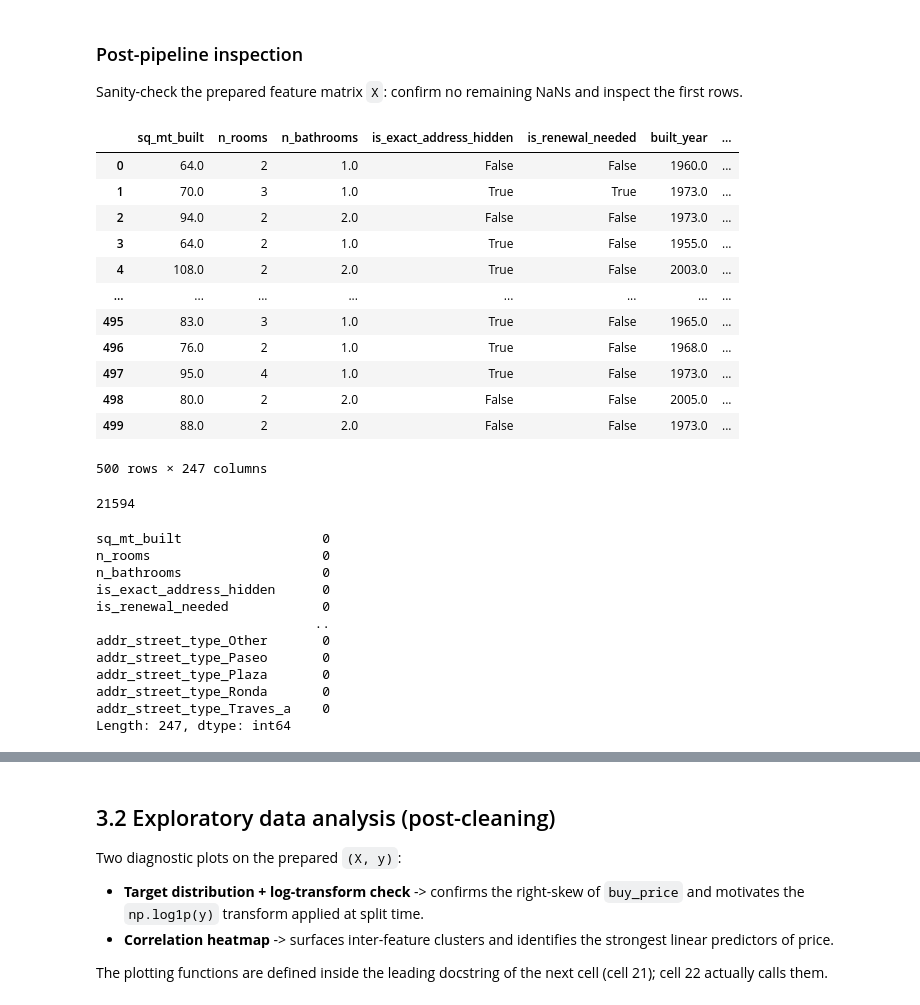
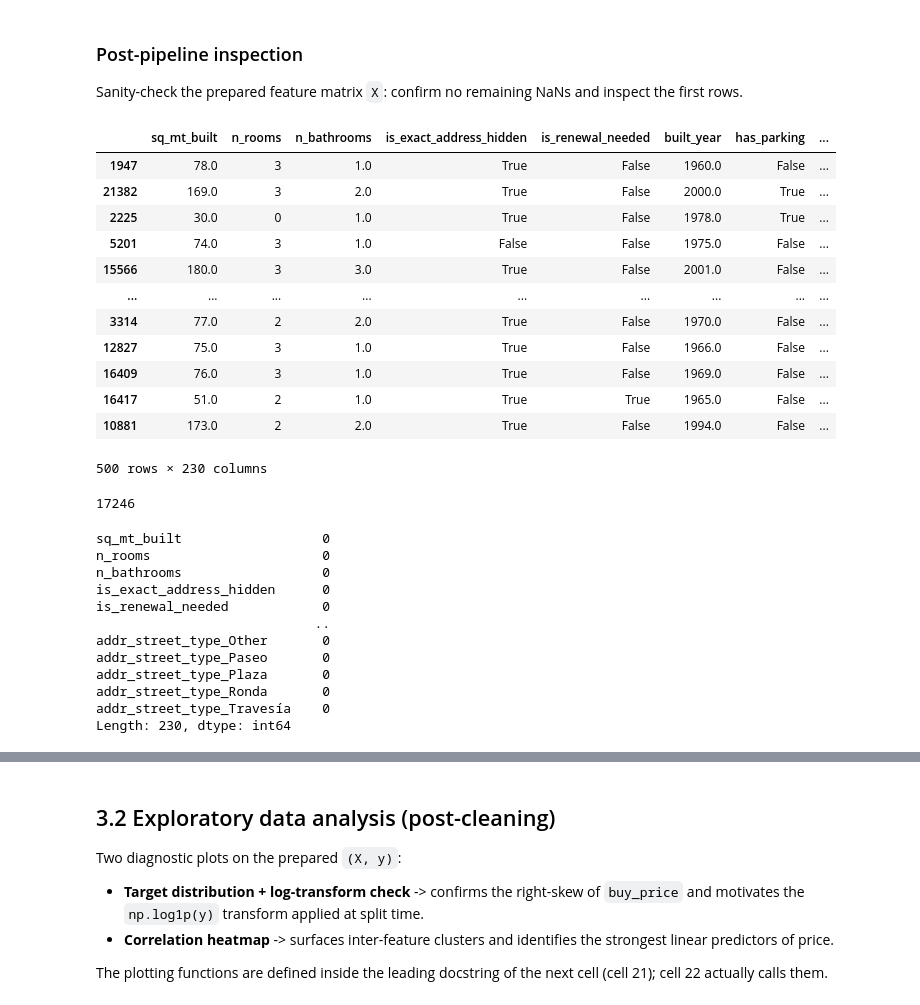
Before and after one commit to julianl11/data_science, a Jupyter notebook: exploring_2_ivan_changes.ipynb, the cells around one changed output, grey strips where cells are left out. Saved outputs shown, nothing was run; the diff lists cells and outputs as text; code cells hidden in the pictures.

```diff
--- a/exploring_2_ivan_changes.ipynb
+++ b/exploring_2_ivan_changes.ipynb
@@ -646,7 +646,7 @@ def run_pre_pipeline(df: pd.DataFrame,
 def run_post_processing(df, devmode: bool  = False, min_built_year: int   = 1850, missing_threshold: float = 0.60):
     df = fill_orientation(df)
     df = fill_amenities_by_year(df)
-    df = filter_built_year(df, min_year=min_built_year)
+    #df = filter_built_year(df, min_year=min_built_year)
     df = clean_feature_names(df)
     df = curate_df(df, missing_threshold=missing_threshold)
     X, y = prepare(df, devmode=devmode)
@@ -739,27 +712,27 @@ NameError: name 'run_pipeline' is not defined
 Sanity-check the prepared feature matrix `X`: confirm no remaining NaNs and
 inspect the first rows.
 # %%
-X.head(500)
+X_train.head(500)
 # %% [output]
-|  | sq_mt_built | n_rooms | n_bathrooms | is_exact_address_hidden | is_renewal_needed | built_year | ... |
-| 0 | 64.0 | 2 | 1.0 | False | False | 1960.0 | ... |
-| 1 | 70.0 | 3 | 1.0 | True | True | 1973.0 | ... |
-| 2 | 94.0 | 2 | 2.0 | False | False | 1973.0 | ... |
-| 3 | 64.0 | 2 | 1.0 | True | False | 1955.0 | ... |
-| 4 | 108.0 | 2 | 2.0 | True | False | 2003.0 | ... |
-| ... | ... | ... | ... | ... | ... | ... | ... |
-| 495 | 83.0 | 3 | 1.0 | True | False | 1965.0 | ... |
-| 496 | 76.0 | 2 | 1.0 | True | False | 1968.0 | ... |
-| 497 | 95.0 | 4 | 1.0 | True | False | 1973.0 | ... |
-| 498 | 80.0 | 2 | 2.0 | False | False | 2005.0 | ... |
-| 499 | 88.0 | 2 | 2.0 | False | False | 1973.0 | ... |
+|  | sq_mt_built | n_rooms | n_bathrooms | is_exact_address_hidden | is_renewal_needed | built_year | has_parking | ... |
+| 1947 | 78.0 | 3 | 1.0 | True | False | 1960.0 | False | ... |
+| 21382 | 169.0 | 3 | 2.0 | True | False | 2000.0 | True | ... |
+| 2225 | 30.0 | 0 | 1.0 | True | False | 1978.0 | True | ... |
+| 5201 | 74.0 | 3 | 1.0 | False | False | 1975.0 | False | ... |
+| 15566 | 180.0 | 3 | 3.0 | True | False | 2001.0 | False | ... |
+| ... | ... | ... | ... | ... | ... | ... | ... | ... |
+| 3314 | 77.0 | 2 | 2.0 | True | False | 1970.0 | False | ... |
+| 12827 | 75.0 | 3 | 1.0 | True | False | 1966.0 | False | ... |
+| 16409 | 76.0 | 3 | 1.0 | True | False | 1969.0 | False | ... |
+| 16417 | 51.0 | 2 | 1.0 | True | True | 1965.0 | False | ... |
+| 10881 | 173.0 | 2 | 2.0 | True | False | 1994.0 | False | ... |
-500 rows × 247 columns
+500 rows × 230 columns
 # %%
-len(X)
+len(X_train)
 # %% [output]
-21594
+17246
 # %%
-X.isna().sum()
+X_train.isna().sum()
 # %% [output]
 sq_mt_built                  0
 n_rooms                      0
@@ -771,5 +744,5 @@ addr_street_type_Other       0
 addr_street_type_Paseo       0
 addr_street_type_Plaza       0
 addr_street_type_Ronda       0
-addr_street_type_Traves_a    0
-Length: 247, dtype: int64
+addr_street_type_Travesía    0
+Length: 230, dtype: int64
```
Also changed, not shown: parts of 35 cells of this notebook.
